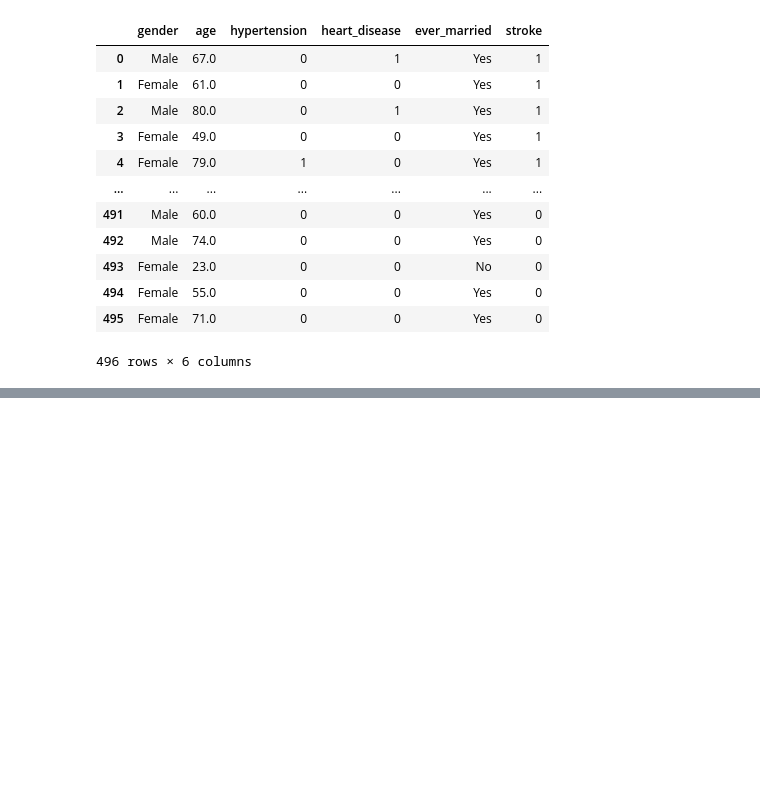
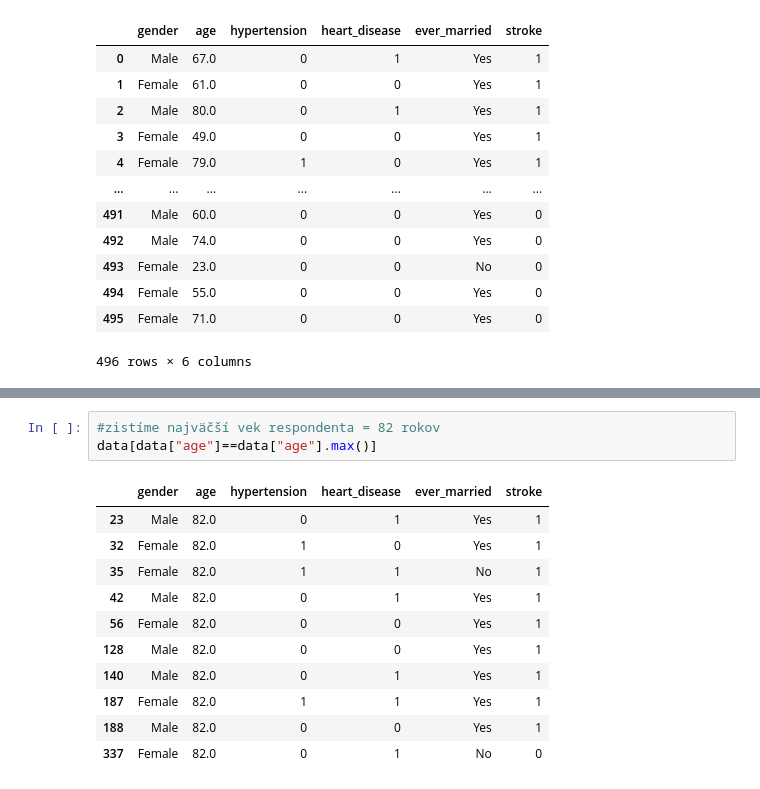
Before and after one commit to whiskeY11/Plesivcak_NS2021, a Jupyter notebook: Plesivcak_NS2021_projekt.ipynb, the cells around one changed output, grey strips where cells are left out. Saved outputs shown, nothing was run; the diff lists cells and outputs as text; blank space fills up the shorter version.

```diff
--- a/Plesivcak_NS2021_projekt.ipynb
+++ b/Plesivcak_NS2021_projekt.ipynb
@@ -68,0 +76,15 @@ data
+# %%
+#zistíme najväčší vek respondenta = 82 rokov
+data[data["age"]==data["age"].max()]
+# %% [output]
+|  | gender | age | hypertension | heart_disease | ever_married | stroke |
+| 23 | Male | 82.0 | 0 | 1 | Yes | 1 |
+| 32 | Female | 82.0 | 1 | 0 | Yes | 1 |
+| 35 | Female | 82.0 | 1 | 1 | No | 1 |
+| 42 | Male | 82.0 | 0 | 1 | Yes | 1 |
+| 56 | Female | 82.0 | 0 | 0 | Yes | 1 |
+| 128 | Male | 82.0 | 0 | 0 | Yes | 1 |
+| 140 | Male | 82.0 | 0 | 1 | Yes | 1 |
+| 187 | Female | 82.0 | 1 | 1 | Yes | 1 |
+| 188 | Male | 82.0 | 0 | 0 | Yes | 1 |
+| 337 | Female | 82.0 | 0 | 1 | No | 0 |
```
Also changed, not shown: parts of 19 cells of this notebook.
